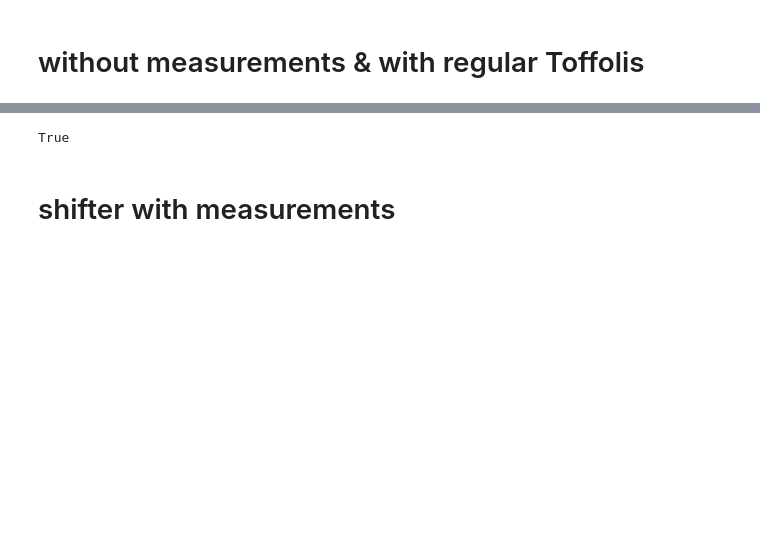
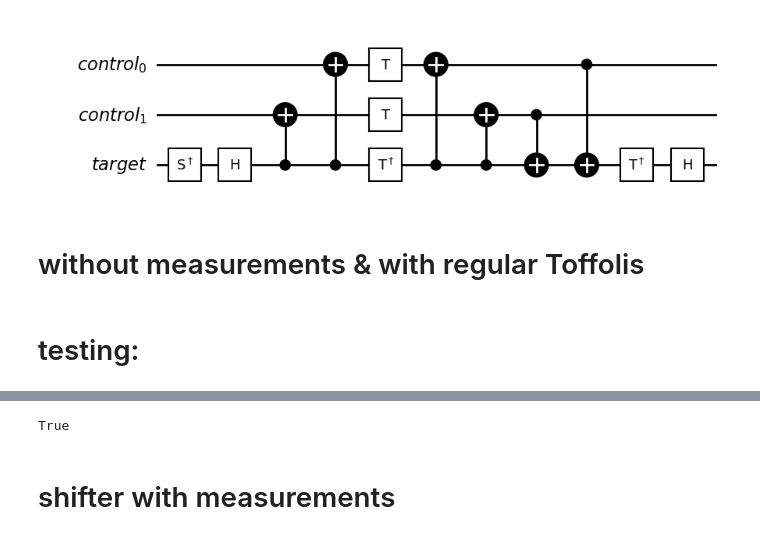
Before and after one commit to akos-nagy/quantum_shifter, a Jupyter notebook: quantum_shifter.ipynb, the cells around one changed output, grey strips where cells are left out. Cells and saved outputs as stored; diff of their text form; code cells hidden in the pictures; blank space fills up the shorter version.

```diff
--- a/quantum_shifter.ipynb
+++ b/quantum_shifter.ipynb
@@ -21,3 +49,7 @@ def shift_matrix(k, d):
+# %%
+compute_carry().inverse().draw(output="mpl", style="bw")
+# %% [output]
+[figure, added]
 # %% [markdown]
 # without measurements & with regular Toffolis
 # %%
@@ -88,4 +130,6 @@ def measurement_free_quantum_shifter(k, d):
         quantum_shifter_circuit.x(qregx[0])
 
     return quantum_shifter_circuit
+# %% [markdown]
+# testing:
 # %%
```
Also changed, not shown: parts of 16 cells of this notebook.
